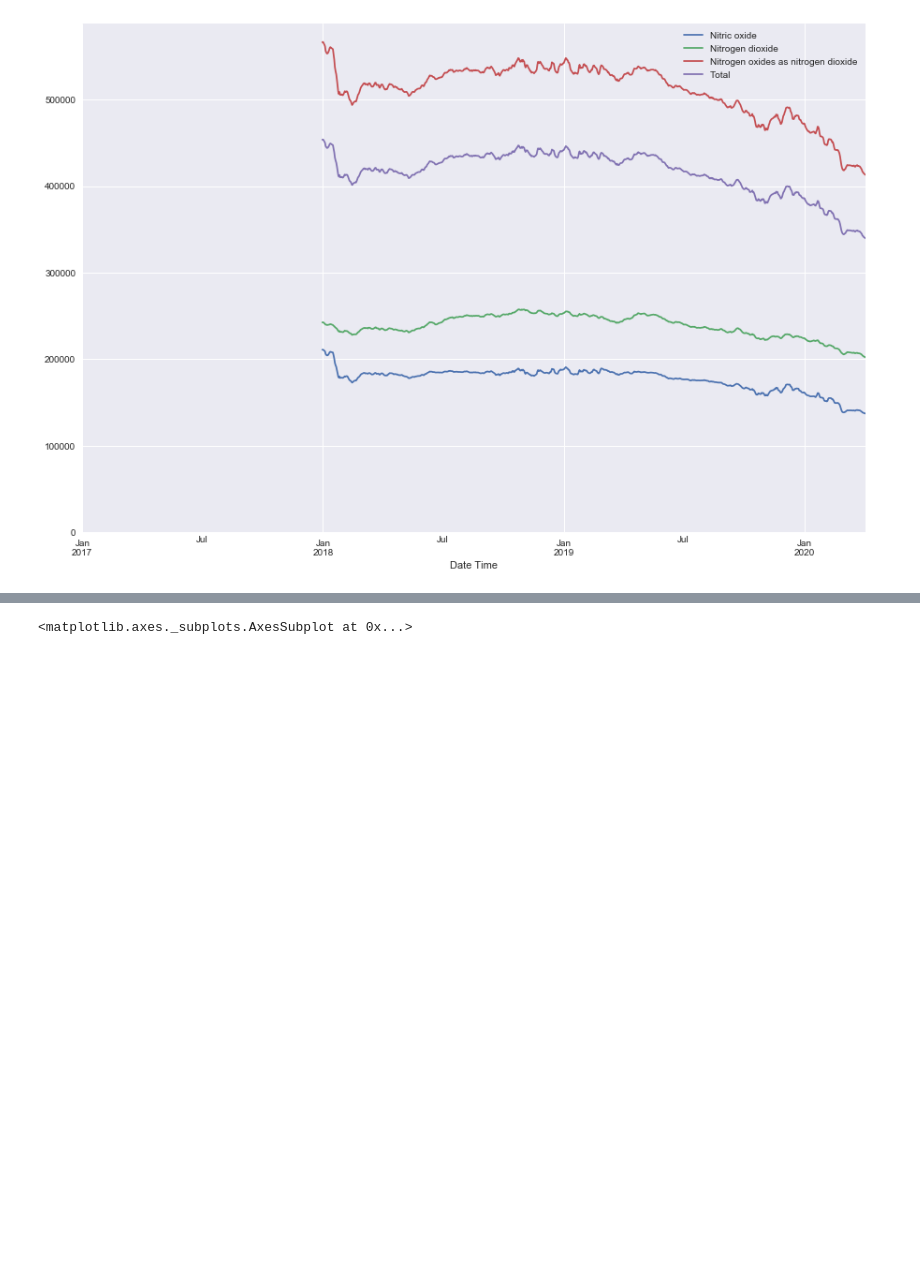
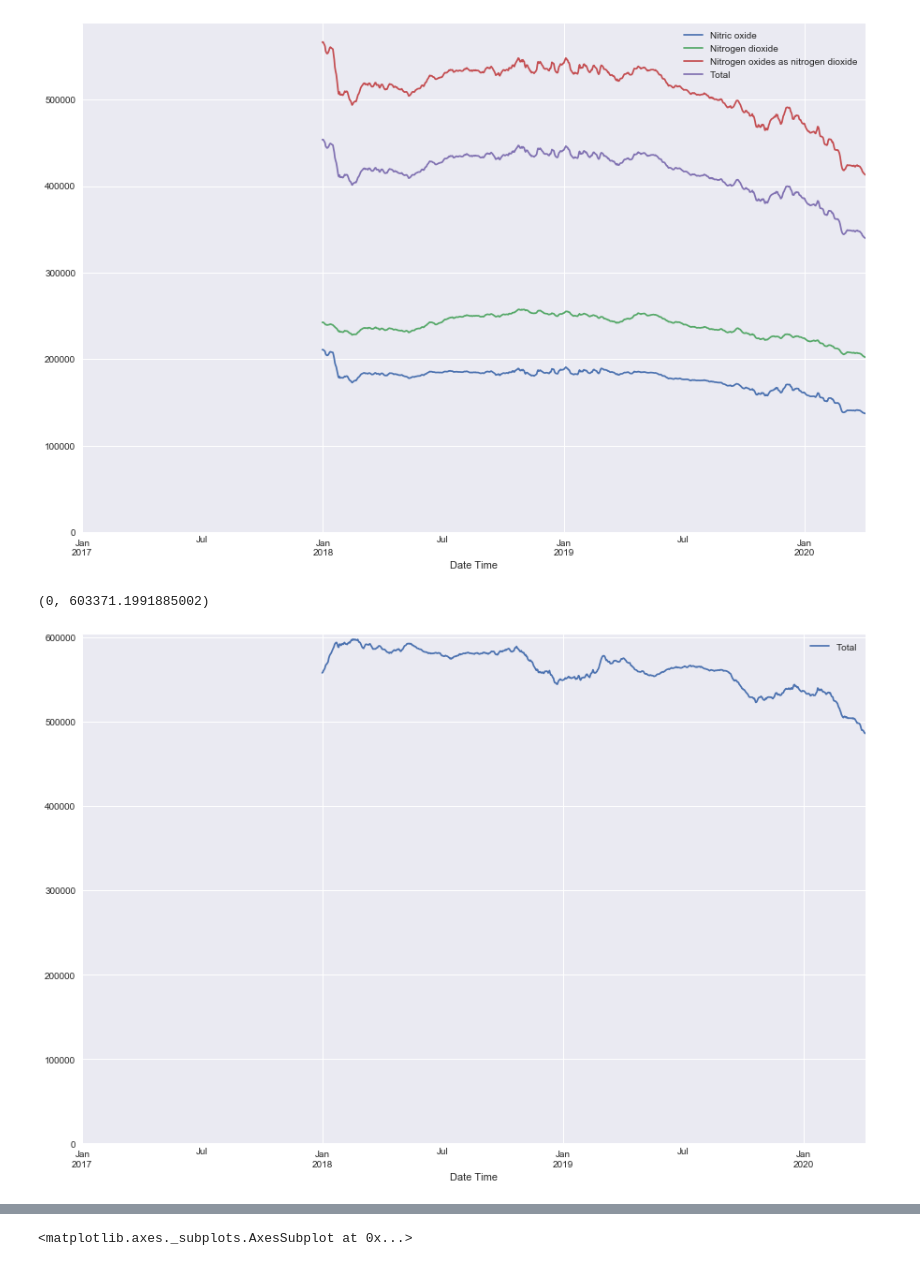
Before and after one commit to productivityboyz/Air-Pollution-Project, a Jupyter notebook: Alex Air Pollution Analysis (Main File).ipynb, the cells around one changed output, grey strips where cells are left out. Drawn from its saved outputs; the diff is of its cells as text; code cells hidden in the pictures; blank space fills up the shorter version.

```diff
--- a/Alex Air Pollution Analysis (Main File).ipynb
+++ b/Alex Air Pollution Analysis (Main File).ipynb
@@ -222,3 +223,10 @@ ax.set_ylim(0,None)
 # %% [output]
 (0, 587966.7848189999)
 [figure]
+# %%
+plt.style.use('seaborn')
+ax = df_all[['Total']].resample('D').sum().rolling(365).sum().plot(figsize=[15,10])
+ax.set_ylim(0,None)
+# %% [output]
+(0, 603371.1991885002)
+[figure, added]
```
Also changed, not shown: parts of 21 cells of this notebook, 1 other file.
